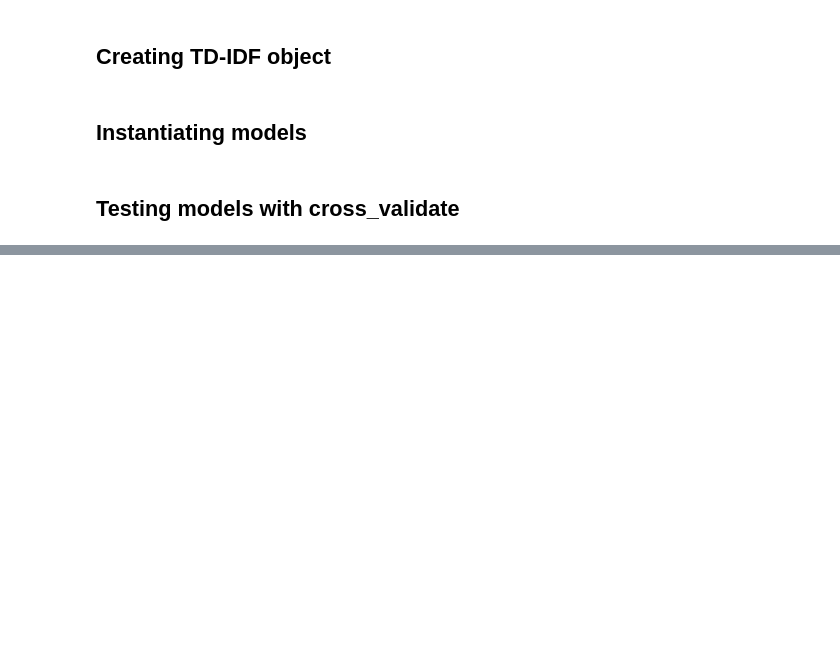
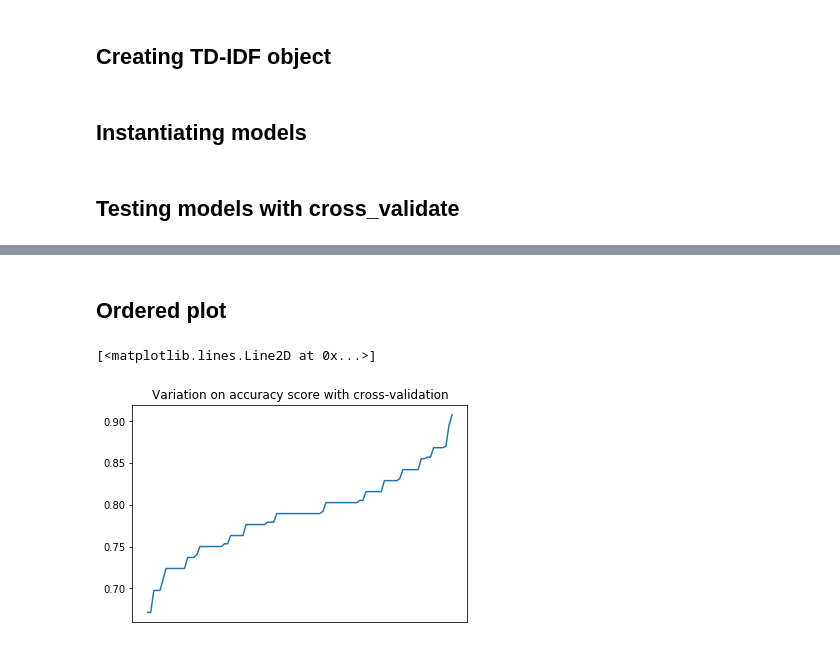
Before and after one commit to Loernius/getting-started-nlp, a Jupyter notebook: NLP tweeter competition.ipynb, the cells around one changed output, grey strips where cells are left out. Saved outputs shown, nothing was run; the diff lists cells and outputs as text; code cells hidden in the pictures; blank space fills up the shorter version.

```diff
--- a/NLP tweeter competition.ipynb
+++ b/NLP tweeter competition.ipynb
@@ -112,0 +195,16 @@ Confident interval: [61.64% , 68.36%]
+# %% [markdown]
+## Ordered plot
+# %%
+fig = plt.figure()
+
+plt.title("Variation on accuracy score with cross-validation")
+plt.tick_params(
+    axis='x',
+    which='both',
+    bottom=False,
+    top=False,
+    labelbottom=False)
+plt.plot(np.sort(score_array))
+# %% [output]
+[<matplotlib.lines.Line2D at 0x...>]
+[figure, added]
```
Also changed, not shown: parts of 28 cells of this notebook.
